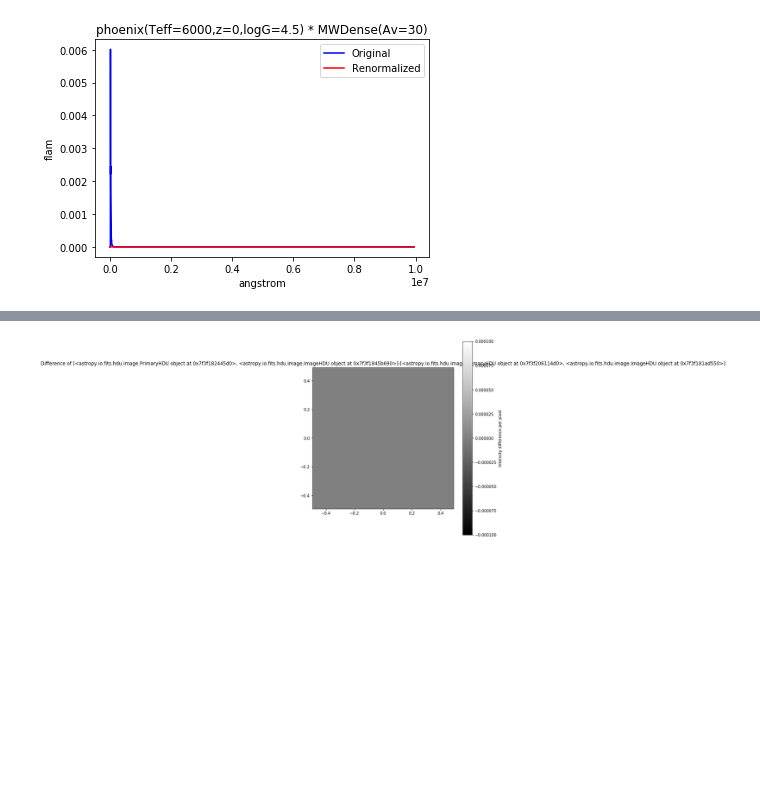
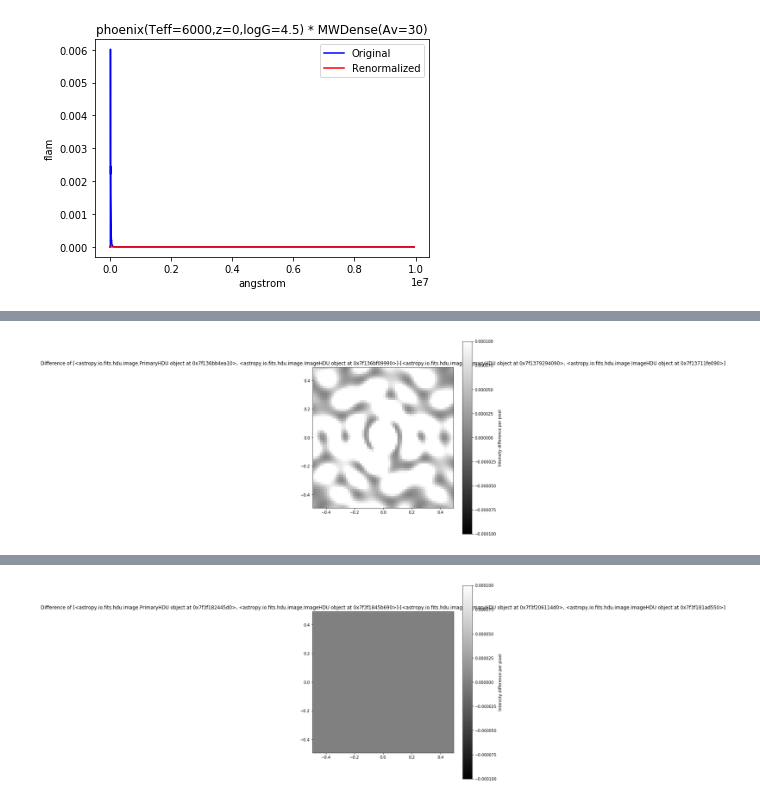
Before and after one commit to kevinlplam/jwst, a Jupyter notebook: Step 1 and 2.ipynb, the cells around one changed output, grey strips where cells are left out. Cells and saved outputs as stored; diff of their text form; code cells hidden in the pictures; blank space fills up the shorter version.

```diff
--- a/Step 1 and 2.ipynb
+++ b/Step 1 and 2.ipynb
@@ -127,3 +121,8 @@ result=ni.calc_psf(source=src_ext_n, fov_arcsec=1, oversample=4,display=True)
+# %%
+plt.figure(figsize=(8,9))
+webbpsf.display_psf_difference(resultn,result)
+# %% [output]
+[figure, added]
 # %%
 plt.figure(figsize=(8,9))
 bh=ni.calc_psf(source=flatsp_ext_n, fov_arcsec=1, oversample=4,display=True)
```
Also changed, not shown: parts of 12 cells of this notebook, 1 other file.
